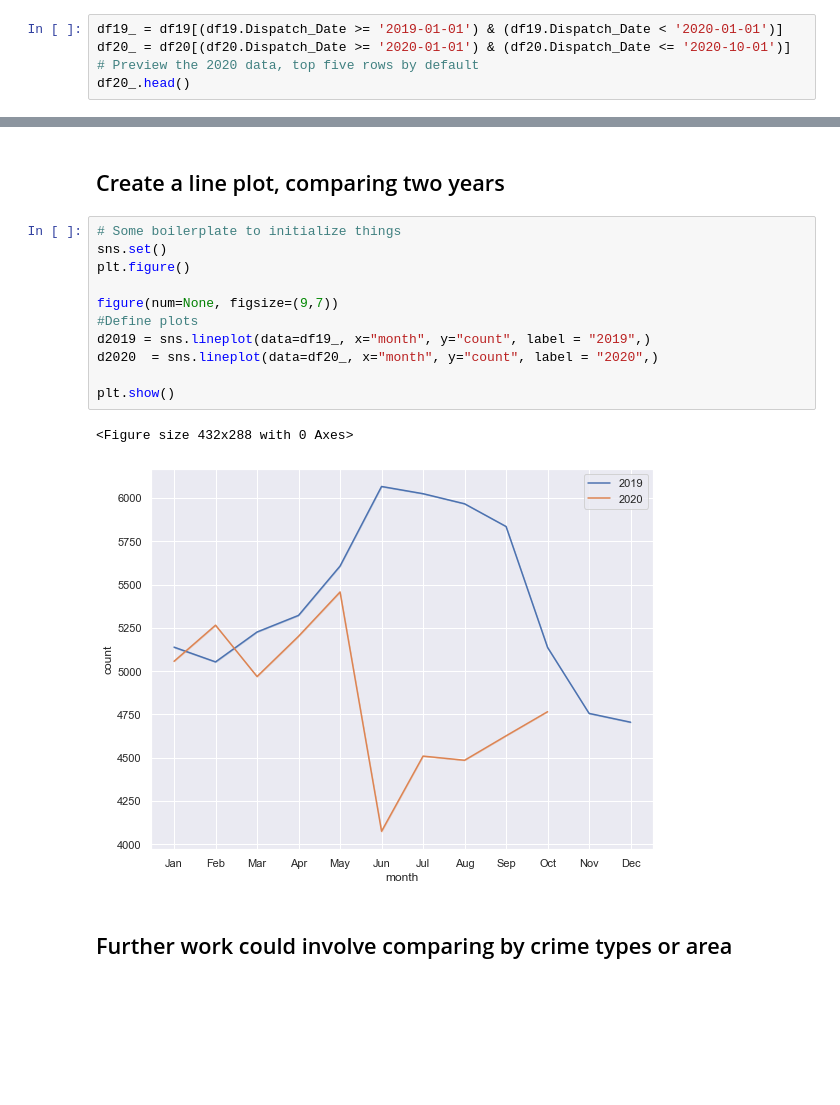
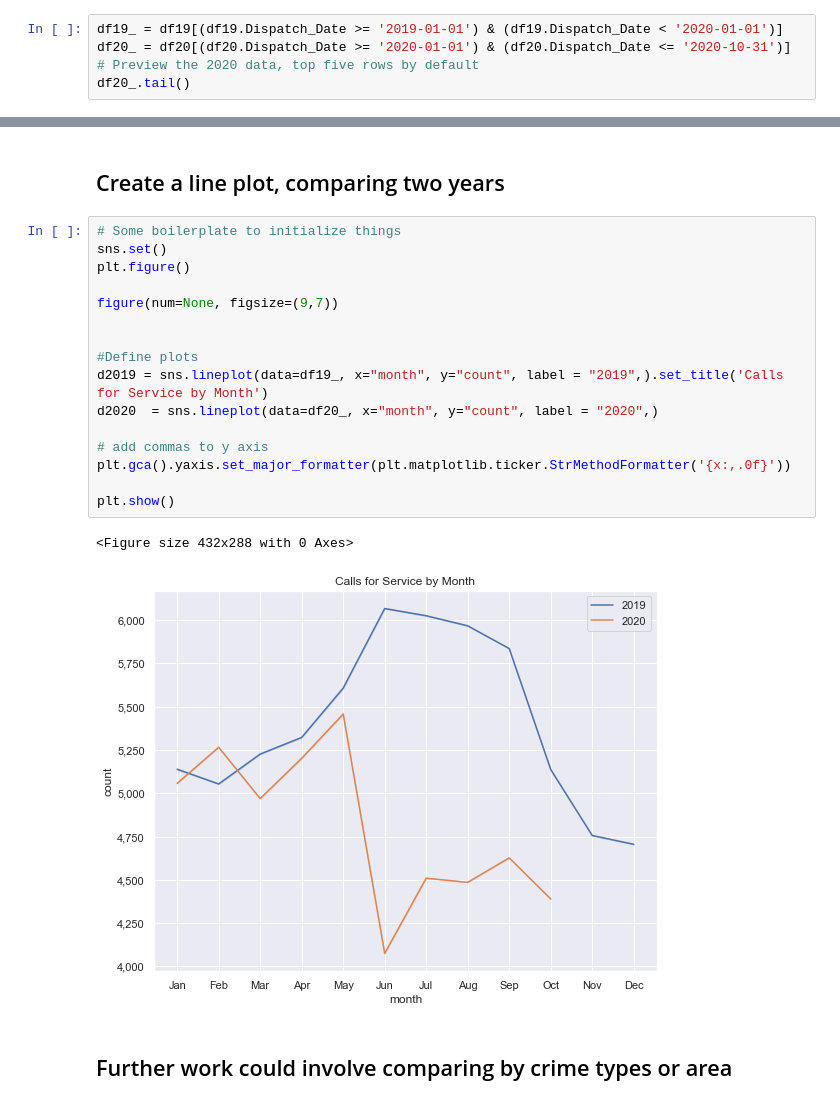
Before and after one commit to pattyjula/cfs-plots, a Jupyter notebook: code/cfs_analysis.ipynb, the cells around one changed output, grey strips where cells are left out. Drawn from its saved outputs; the diff is of its cells as text; blank space fills up the shorter version.

```diff
--- a/code/cfs_analysis.ipynb
+++ b/code/cfs_analysis.ipynb
@@ -31,8 +31,8 @@ df20.Dispatch_Date = pd.to_datetime(df20.Dispatch_Date, infer_datetime_format=Tr
 ## Check the dispatch date of August, in both 2019 and 2020
 # %%
 df19_ = df19[(df19.Dispatch_Date >= '2019-01-01') & (df19.Dispatch_Date < '2020-01-01')]
-df20_ = df20[(df20.Dispatch_Date >= '2020-01-01') & (df20.Dispatch_Date <= '2020-10-01')]
+df20_ = df20[(df20.Dispatch_Date >= '2020-01-01') & (df20.Dispatch_Date <= '2020-10-31')]
 # Preview the 2020 data, top five rows by default
-df20_.head()
+df20_.tail()
 # %% [output]
 |  | Incident_Number | Area_Occ | Rpt_Dist | Dispatch_Date | Dispatch_Time | Call_Type_Code | Call_Type_Text |
@@ -75,16 +75,21 @@ df19_.head()
 # %%
 # Some boilerplate to initialize things
 sns.set()
 plt.figure()
 
 figure(num=None, figsize=(9,7))
+
+
 #Define plots
-d2019 = sns.lineplot(data=df19_, x="month", y="count", label = "2019",)
+d2019 = sns.lineplot(data=df19_, x="month", y="count", label = "2019",).set_title('Calls for Service by Month')
 d2020  = sns.lineplot(data=df20_, x="month", y="count", label = "2020",)
 
+# add commas to y axis
+plt.gca().yaxis.set_major_formatter(plt.matplotlib.ticker.StrMethodFormatter('{x:,.0f}'))
+
 plt.show()
 # %% [output]
 <Figure size 432x288 with 0 Axes>
-[figure, old version]
+[figure, new version]
 # %% [markdown]
 ## Further work could involve comparing by crime types or area
```
Also changed, not shown: parts of 1 cell of this notebook.
